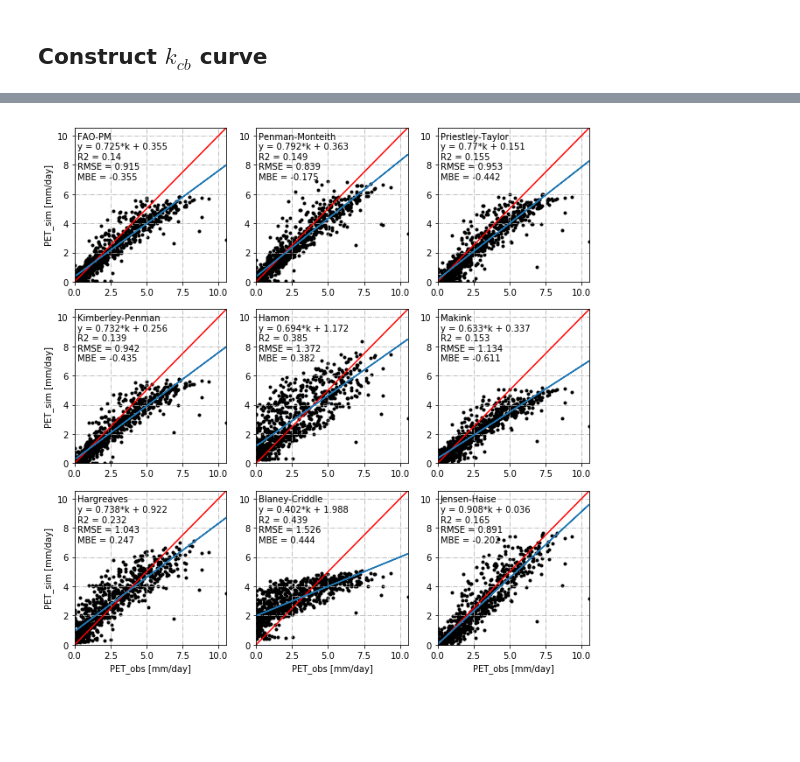
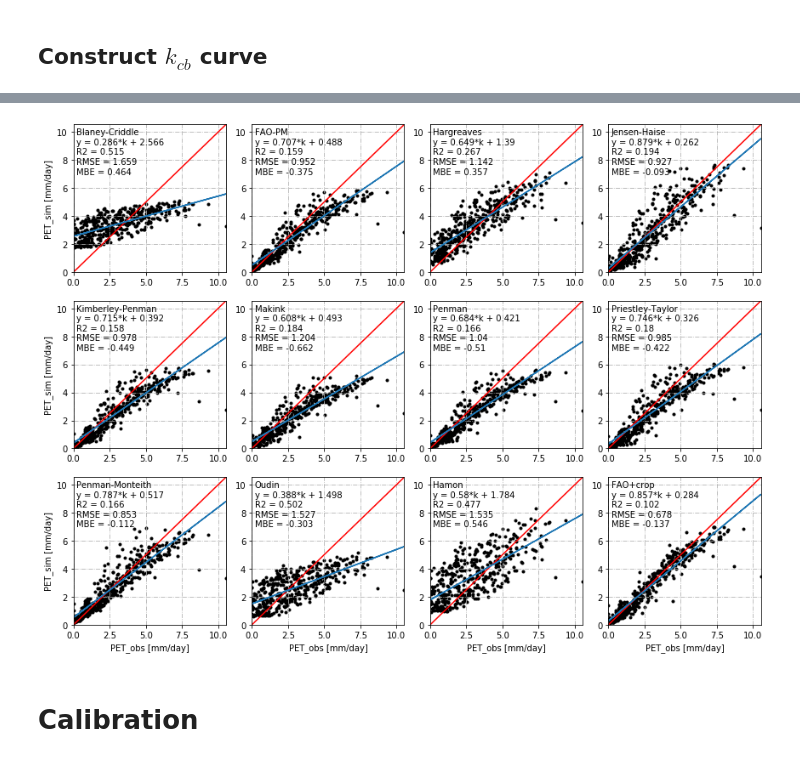
Before and after one commit to pyet-org/pyet, a Jupyter notebook: Analyze_PET_models.ipynb, the cells around one changed output, grey strips where cells are left out. Cells and saved outputs as stored; diff of their text form; code cells hidden in the pictures; blank space fills up the shorter version.

```diff
--- a/Analyze_PET_models.ipynb
+++ b/Analyze_PET_models.ipynb
@@ -298,0 +299,4 @@ plt.savefig('kcb_2015-2017.png')
+# %%
+petk = fao[0]*k["k"]
+petk = pd.DataFrame(index=fao.index, data=petk)
+petk
@@ -317,46 +337,49 @@ plt.legend()
 # %%
 startp=("2015-01-01", "2015-10-31", "2016-10-31")
 endp=("2015-04-01", "2016-04-01","2016-12-31")
-shorts = (fao, pm, pt, kp, ham, mak, har, bc, jh)
+shorts = (bc, fao, har, jh, kp, mak, pen, pt, pm, oud, ham, petk)
 
 for start, end in zip(startp, endp):
     obs[start:end]=np.nan
     for short in shorts:
         short[start:end]=np.nan
 
-names = ("FAO-PM", "Penman-Monteith", "Priestley-Taylor", "Kimberley-Penman",
-          "Hamon", "Makink", "Hargreaves", "Blaney-Criddle", "Jensen-Haise")
-xaxis = (0,0,0,1,1,1,2,2,2)
-yaxis = (0,1,2,0,1,2,0,1,2)
-fig, ax = plt.subplots(nrows=3, ncols=3, figsize=(9,9))
+names = ("Blaney-Criddle", "FAO-PM", "Hargreaves", "Jensen-Haise",
+         "Kimberley-Penman","Makink", "Penman", "Priestley-Taylor",
+         "Penman-Monteith", "Oudin", "Hamon", "FAO+crop")
+xaxis = (0,0,0,0,1,1,1,1,2,2,2,2)
+yaxis = (0,1,2,3,0,1,2,3,0,1,2,3)
+fig, ax = plt.subplots(nrows=3, ncols=4, figsize=(12,9))
 for short, x, y, name in zip(shorts,xaxis,yaxis, names):
     compare=pd.DataFrame(data={"obs": obs["GS-2"], "sim": short[0]}, index=obs.index)
     compare=compare.dropna()
     obs1=pd.DataFrame(compare["obs"])
     sim1=pd.DataFrame(compare["sim"])
     ax[x,y].scatter(obs1, sim1, marker=".", c="k")
     ax[x,y].plot(np.arange(0,100), np.arange(0,100), c="r")
     ax[x,y].set_xlim(0, obs1.max().values)
     ax[x,y].set_ylim(0, obs1.max().values)
     ax[x,y].grid(True, linestyle="-.", alpha=1)
     if y == 0:
         ax[x,y].set_ylabel("PET_sim [mm/day]")
     if x== 2:
         ax[x,y].set_xlabel("PET_obs [mm/day]")
     model = LinearRegression(fit_intercept=True)
     x1=obs1.to_numpy()
     y1=sim1.to_numpy()
     model.fit(x1, y1)
     ax[x,y].text(0.2, 7, name + "\n" + \
       "y = " + str(round(model.coef_[0,0],3)) + "*k + " + \
       str(round(model.intercept_[0],3)) + "\n" + \
       "R2 = "+str(round(R2(obs1.to_numpy(), sim1.to_numpy()),3)) + "\n" + \
       "RMSE = "+str(round(RMSE(obs1.to_numpy(), sim1.to_numpy()),3)) + "\n" +\
       "MBE = "+str(round(MBE(obs1.to_numpy(), sim1.to_numpy()),3)), size = 10)
 
     xfit = obs1.to_numpy()
     yfit = model.predict(xfit)
     ax[x,y].plot(xfit, yfit)
 plt.tight_layout()
 # %% [output]
-[figure, old version]
+[figure, new version]
+# %% [markdown]
+# Calibration
```
Also changed, not shown: parts of 11 cells of this notebook, 50 other files.
